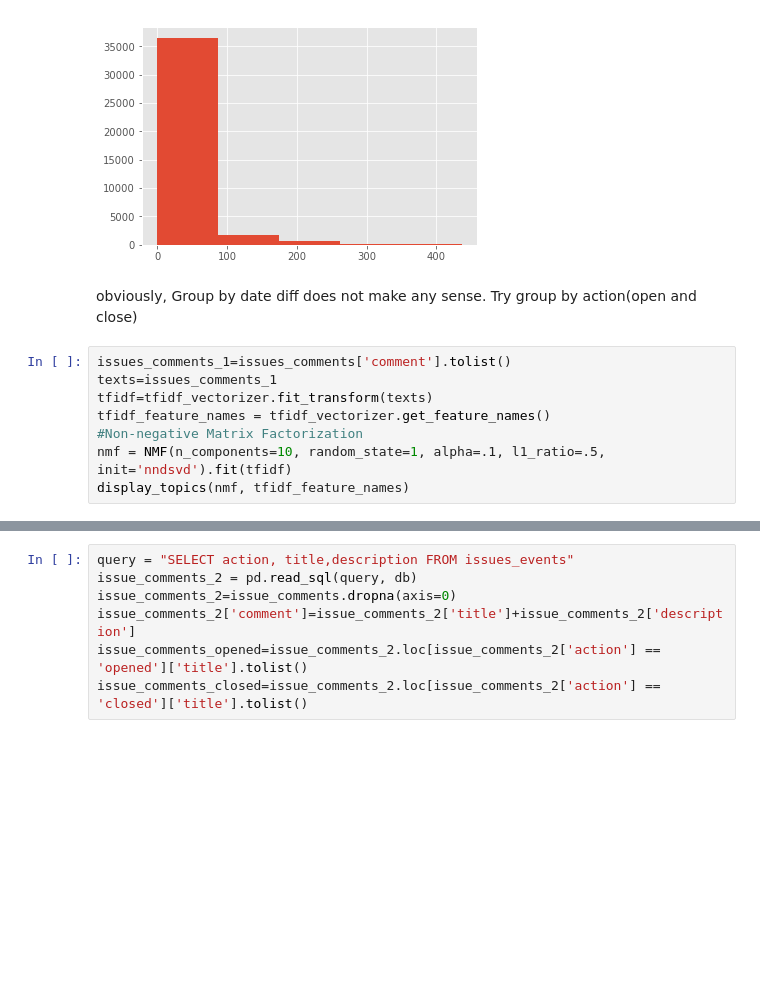
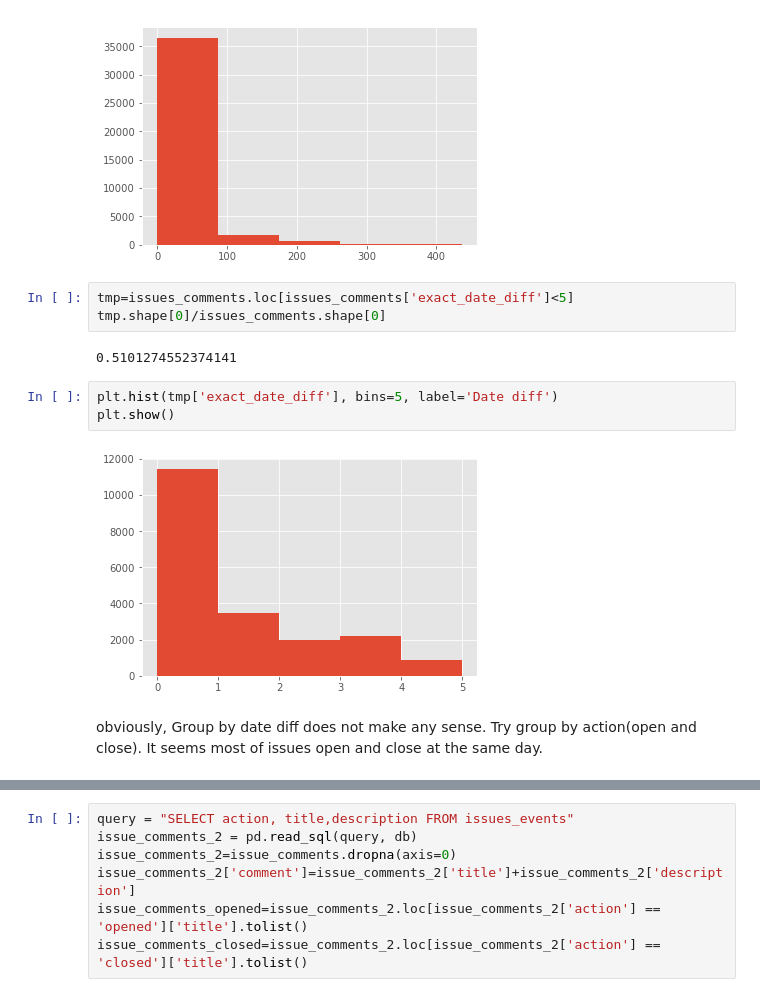
Before and after one commit to nicholas-alonzo/GitHub-Repo-Analysis, a Jupyter notebook: Event-Exploration_ql.ipynb, the cells around one changed output, grey strips where cells are left out. Saved outputs shown, nothing was run; the diff lists cells and outputs as text; blank space fills up the shorter version.

```diff
--- a/Event-Exploration_ql.ipynb
+++ b/Event-Exploration_ql.ipynb
@@ -149,13 +149,15 @@ plt.hist(issues_comments['exact_date_diff'], bins=5, label='Date diff')
 plt.show()
 # %% [output]
 [figure]
+# %%
+tmp=issues_comments.loc[issues_comments['exact_date_diff']<5]
+tmp.shape[0]/issues_comments.shape[0]
+# %% [output]
+0.5101274552374141
+# %%
+plt.hist(tmp['exact_date_diff'], bins=5, label='Date diff')
+plt.show()
+# %% [output]
+[figure, added]
 # %% [markdown]
-obviously, Group by date diff does not make any sense. Try group by action(open and close)
+obviously, Group by date diff does not make any sense. Try group by action(open and close). It seems most of issues open and close at the same day.
-# %%
-issues_comments_1=issues_comments['comment'].tolist()
-texts=issues_comments_1
-tfidf=tfidf_vectorizer.fit_transform(texts)
-tfidf_feature_names = tfidf_vectorizer.get_feature_names()
-#Non-negative Matrix Factorization
-nmf = NMF(n_components=10, random_state=1, alpha=.1, l1_ratio=.5, init='nndsvd').fit(tfidf)
-display_topics(nmf, tfidf_feature_names)
```
Also changed, not shown: parts of 4 cells of this notebook.
